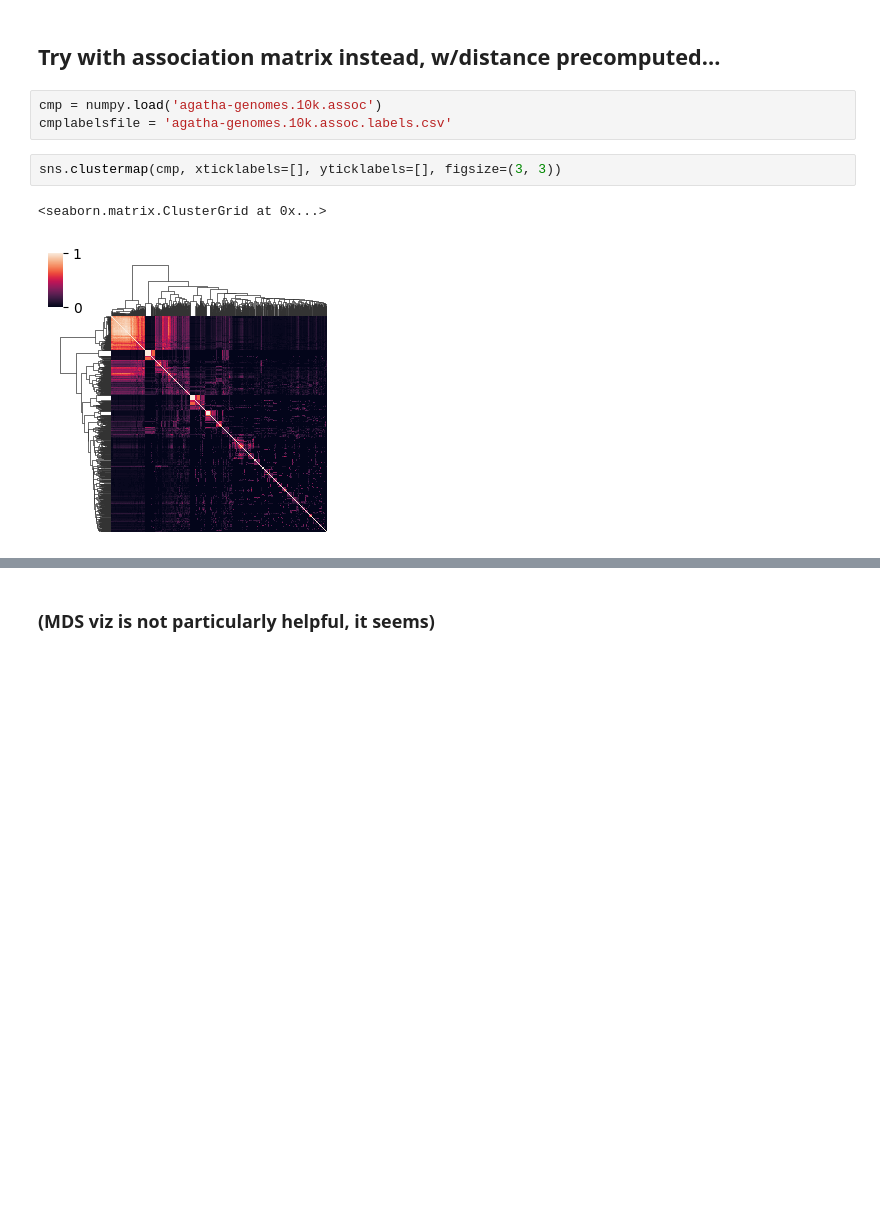
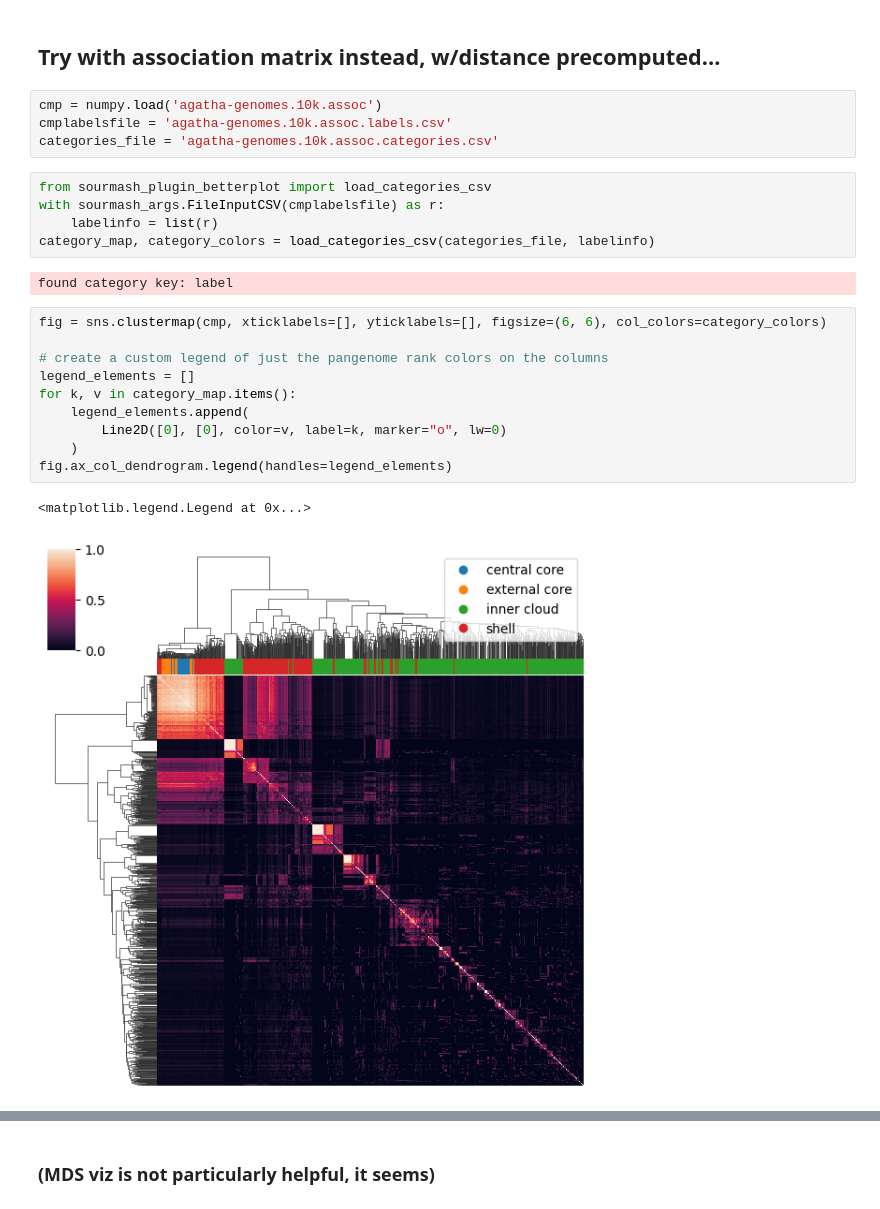
Before and after one commit to ctb/2024-pangenome-hash-corr, a Jupyter notebook: hdbscan.ipynb, the cells around one changed output, grey strips where cells are left out. Cells and saved outputs as stored; diff of their text form; blank space fills up the shorter version.

```diff
--- a/hdbscan.ipynb
+++ b/hdbscan.ipynb
@@ -83,11 +84,27 @@ got 1 labels
 # %%
 cmp = numpy.load('agatha-genomes.10k.assoc')
 cmplabelsfile = 'agatha-genomes.10k.assoc.labels.csv'
+categories_file = 'agatha-genomes.10k.assoc.categories.csv'
+# %%
+from sourmash_plugin_betterplot import load_categories_csv
+with sourmash_args.FileInputCSV(cmplabelsfile) as r:
+    labelinfo = list(r)
+category_map, category_colors = load_categories_csv(categories_file, labelinfo)
+# %% [output]
+found category key: label
 # %%
-sns.clustermap(cmp, xticklabels=[], yticklabels=[], figsize=(3, 3))
+fig = sns.clustermap(cmp, xticklabels=[], yticklabels=[], figsize=(6, 6), col_colors=category_colors)
+
+# create a custom legend of just the pangenome rank colors on the columns
+legend_elements = []
+for k, v in category_map.items():
+    legend_elements.append(
+        Line2D([0], [0], color=v, label=k, marker="o", lw=0)
+    )
+fig.ax_col_dendrogram.legend(handles=legend_elements)
 # %% [output]
-<seaborn.matrix.ClusterGrid at 0x...>
+<matplotlib.legend.Legend at 0x...>
-[figure, old version]
+[figure, new version]
 # %%
 min_cluster_size=15
 labels = sklearn.cluster.HDBSCAN(min_cluster_size=min_cluster_size).fit_predict(1 - cmp)
```
Also changed, not shown: parts of 8 cells of this notebook.
